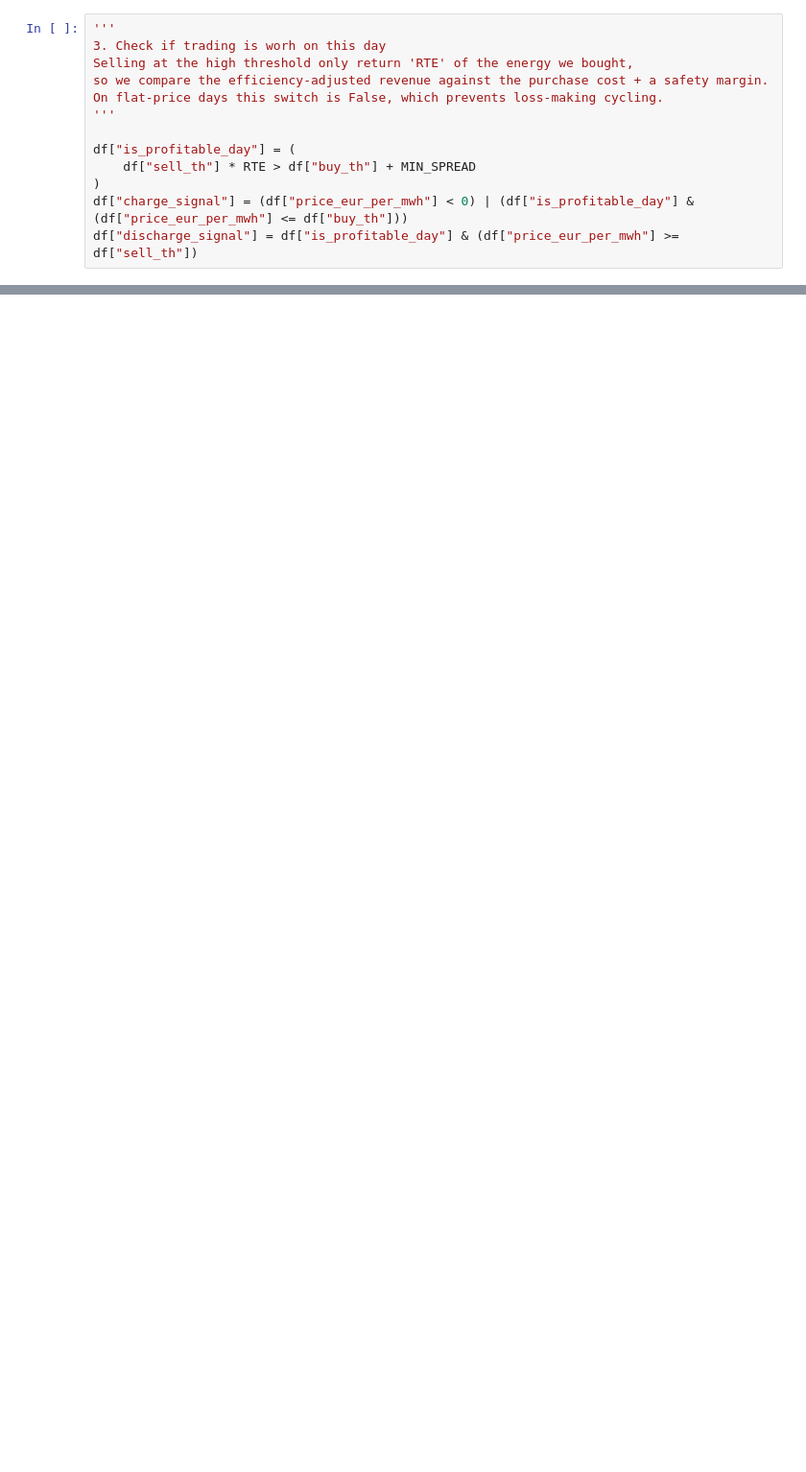
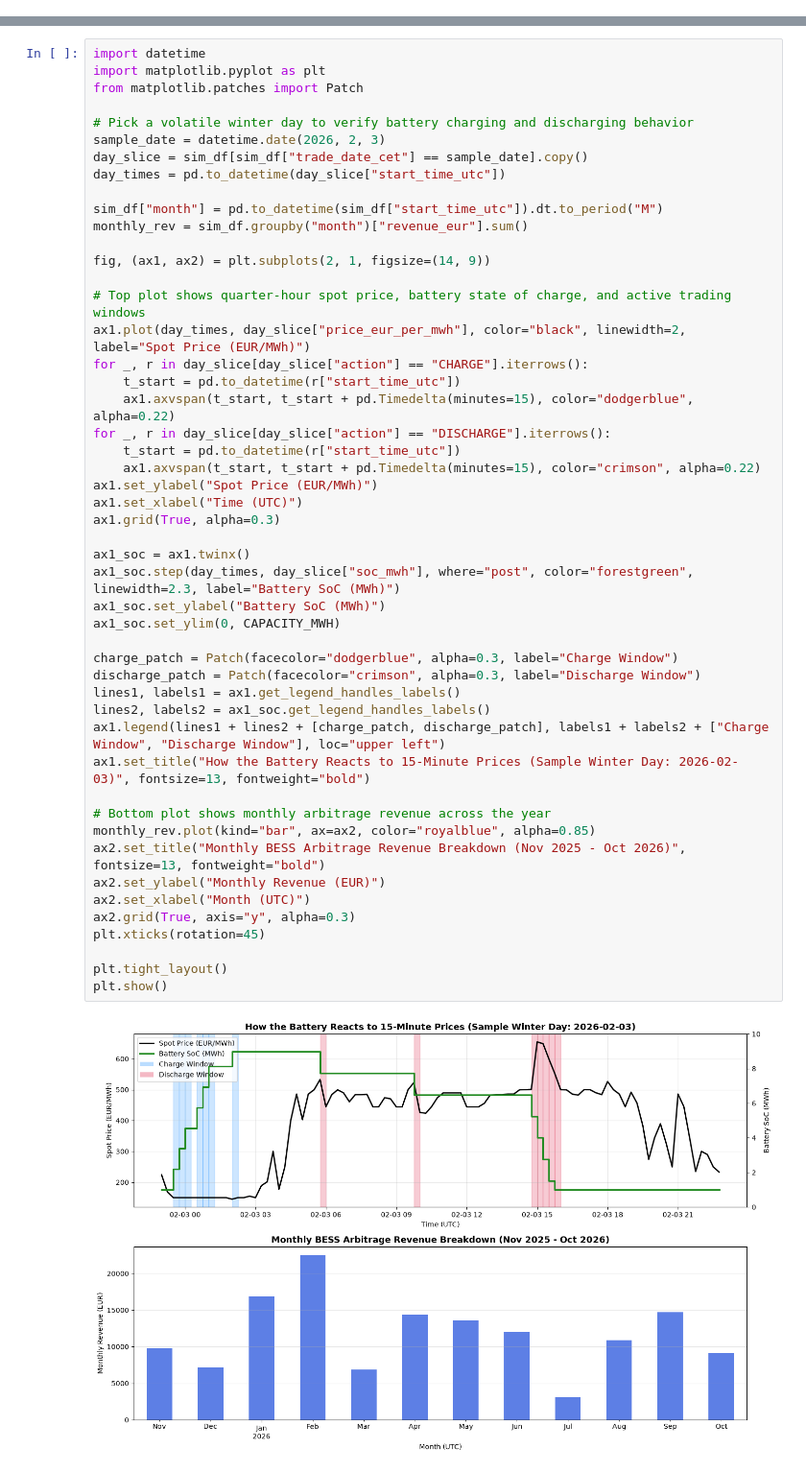
Before and after one commit to dovebitekr/nordic-power-lakehouse, a Jupyter notebook: notebooks/bess_simulation.ipynb, the cells around one changed output, grey strips where cells are left out. Shown at 96% size. Drawn from its saved outputs; the diff is of its cells as text; blank space fills up the shorter version.

```diff
--- a/notebooks/bess_simulation.ipynb
+++ b/notebooks/bess_simulation.ipynb
@@ -56,13 +41,0 @@ df["sell_th"] = grouped_price.transform(lambda x: x.quantile(q_high)) #expensive
-# %%
-'''
-3. Check if trading is worh on this day
-Selling at the high threshold only return 'RTE' of the energy we bought,
-so we compare the efficiency-adjusted revenue against the purchase cost + a safety margin.
-On flat-price days this switch is False, which prevents loss-making cycling.
-'''
-
-df["is_profitable_day"] = (
-    df["sell_th"] * RTE > df["buy_th"] + MIN_SPREAD
-)
-df["charge_signal"] = (df["price_eur_per_mwh"] < 0) | (df["is_profitable_day"] & (df["price_eur_per_mwh"] <= df["buy_th"]))
-df["discharge_signal"] = df["is_profitable_day"] & (df["price_eur_per_mwh"] >= df["sell_th"])
@@ -203,0 +194,51 @@ plt.show()
+# %%
+import datetime
+import matplotlib.pyplot as plt
+from matplotlib.patches import Patch
+
+# Pick a volatile winter day to verify battery charging and discharging behavior
+sample_date = datetime.date(2026, 2, 3)
+day_slice = sim_df[sim_df["trade_date_cet"] == sample_date].copy()
+day_times = pd.to_datetime(day_slice["start_time_utc"])
+
+sim_df["month"] = pd.to_datetime(sim_df["start_time_utc"]).dt.to_period("M")
+monthly_rev = sim_df.groupby("month")["revenue_eur"].sum()
+
+fig, (ax1, ax2) = plt.subplots(2, 1, figsize=(14, 9))
+
+# Top plot shows quarter-hour spot price, battery state of charge, and active trading windows
+ax1.plot(day_times, day_slice["price_eur_per_mwh"], color="black", linewidth=2, label="Spot Price (EUR/MWh)")
+for _, r in day_slice[day_slice["action"] == "CHARGE"].iterrows():
+    t_start = pd.to_datetime(r["start_time_utc"])
+    ax1.axvspan(t_start, t_start + pd.Timedelta(minutes=15), color="dodgerblue", alpha=0.22)
+for _, r in day_slice[day_slice["action"] == "DISCHARGE"].iterrows():
+    t_start = pd.to_datetime(r["start_time_utc"])
+    ax1.axvspan(t_start, t_start + pd.Timedelta(minutes=15), color="crimson", alpha=0.22)
+ax1.set_ylabel("Spot Price (EUR/MWh)")
+ax1.set_xlabel("Time (UTC)")
+ax1.grid(True, alpha=0.3)
+
+ax1_soc = ax1.twinx()
+ax1_soc.step(day_times, day_slice["soc_mwh"], where="post", color="forestgreen", linewidth=2.3, label="Battery SoC (MWh)")
+ax1_soc.set_ylabel("Battery SoC (MWh)")
+ax1_soc.set_ylim(0, CAPACITY_MWH)
+
+charge_patch = Patch(facecolor="dodgerblue", alpha=0.3, label="Charge Window")
+discharge_patch = Patch(facecolor="crimson", alpha=0.3, label="Discharge Window")
+lines1, labels1 = ax1.get_legend_handles_labels()
+lines2, labels2 = ax1_soc.get_legend_handles_labels()
+ax1.legend(lines1 + lines2 + [charge_patch, discharge_patch], labels1 + labels2 + ["Charge Window", "Discharge Window"], loc="upper left")
+ax1.set_title("How the Battery Reacts to 15-Minute Prices (Sample Winter Day: 2026-02-03)", fontsize=13, fontweight="bold")
+
+# Bottom plot shows monthly arbitrage revenue across the year
+monthly_rev.plot(kind="bar", ax=ax2, color="royalblue", alpha=0.85)
+ax2.set_title("Monthly BESS Arbitrage Revenue Breakdown (Nov 2025 - Oct 2026)", fontsize=13, fontweight="bold")
+ax2.set_ylabel("Monthly Revenue (EUR)")
+ax2.set_xlabel("Month (UTC)")
+ax2.grid(True, axis="y", alpha=0.3)
+plt.xticks(rotation=45)
+
+plt.tight_layout()
+plt.show()
+# %% [output]
+[figure, added]
```
Also changed, not shown: parts of 15 cells of this notebook, 7 other files.
